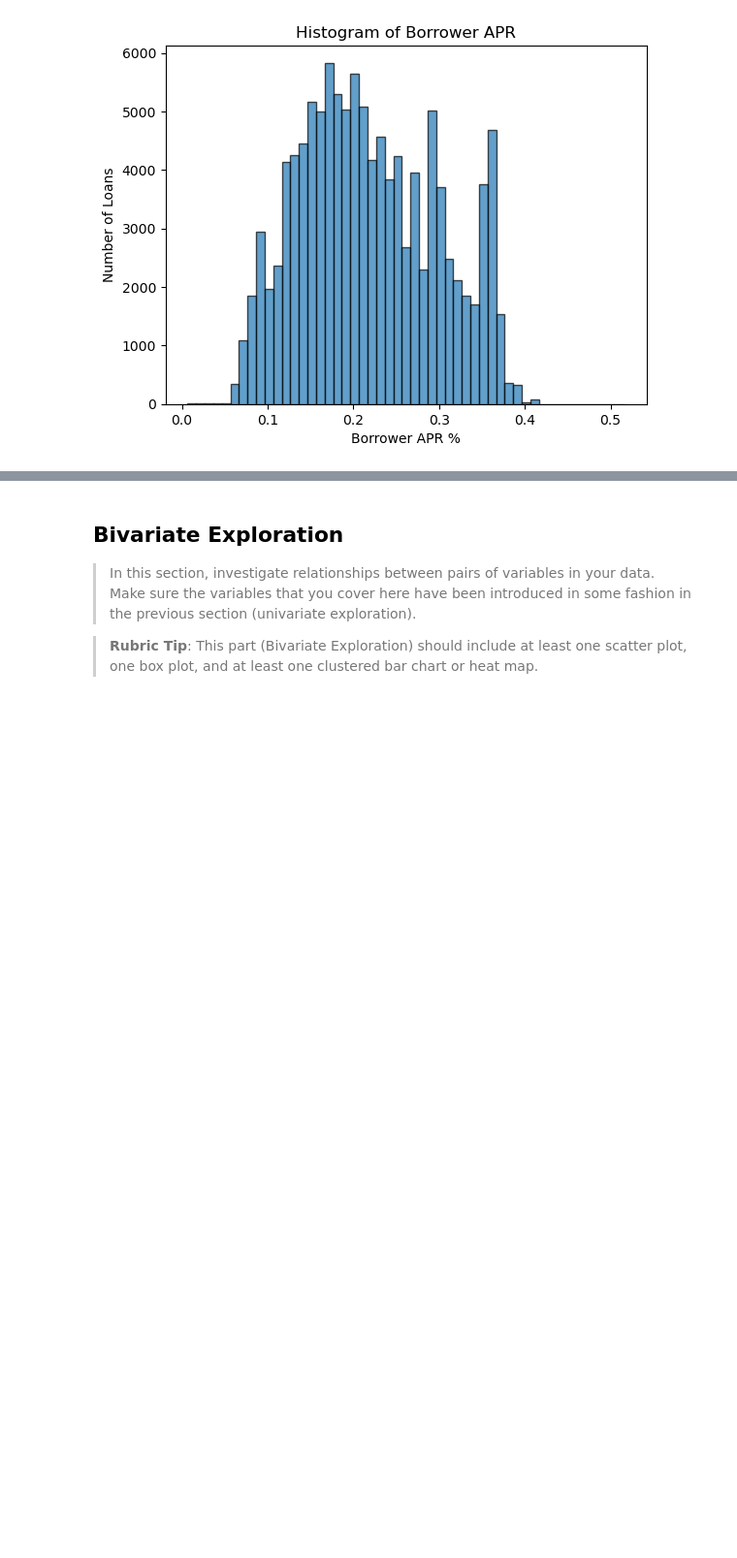
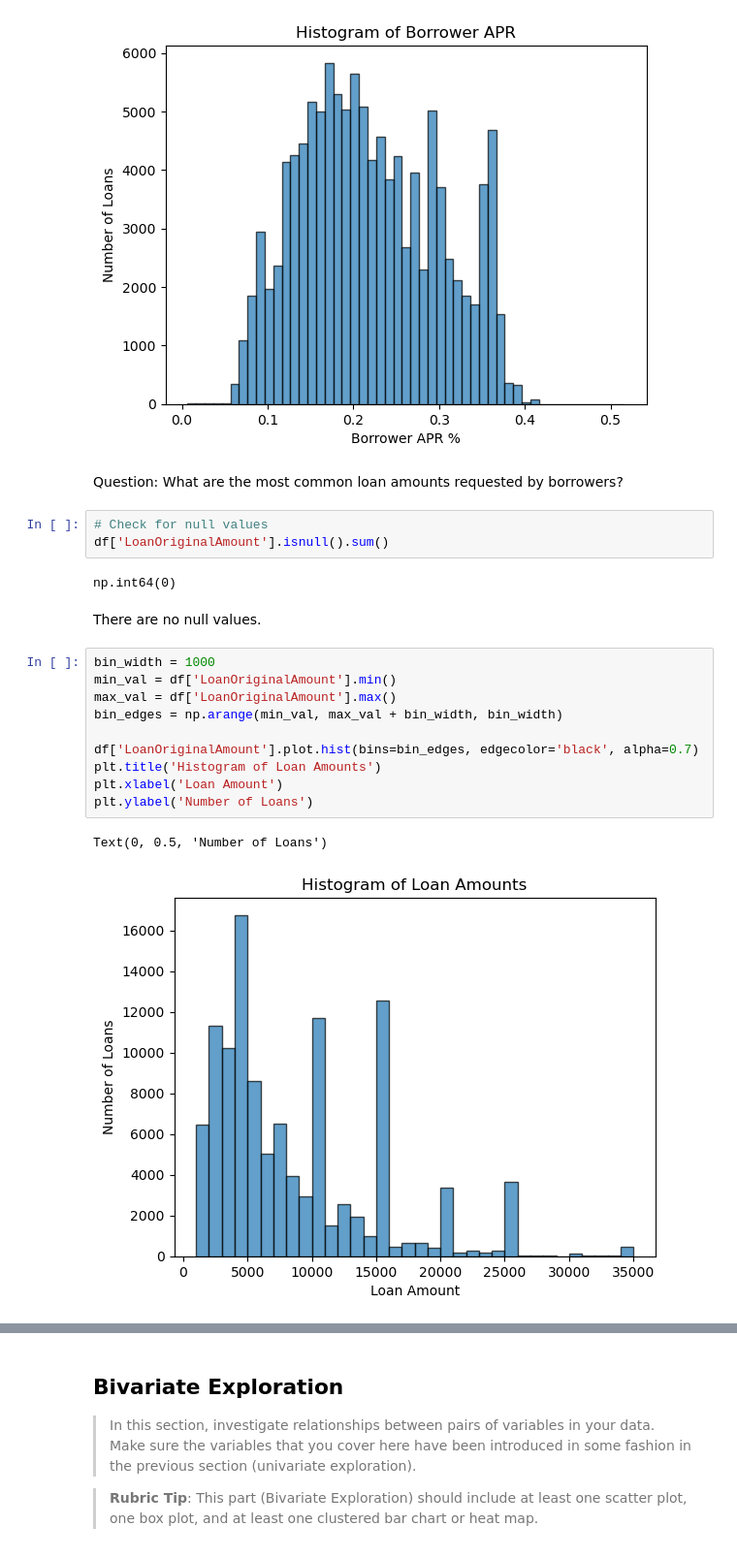
Before and after one commit to CV145/Data_Visualization, a Jupyter notebook: Part_I_exploration_template.ipynb, the cells around one changed output, grey strips where cells are left out. Shown at 97% size. Saved outputs shown, nothing was run; the diff lists cells and outputs as text; blank space fills up the shorter version.

Commit message:
feat: add loan amount analysis and visualization to exploration template

```diff
--- a/Part_I_exploration_template.ipynb
+++ b/Part_I_exploration_template.ipynb
@@ -110,3 +110,25 @@ plt.ylabel('Number of Loans')
 # %% [output]
 Text(0, 0.5, 'Number of Loans')
 [figure]
+# %% [markdown]
+Question: What are the most common loan amounts requested by borrowers?
+# %%
+# Check for null values
+df['LoanOriginalAmount'].isnull().sum()
+# %% [output]
+np.int64(0)
+# %% [markdown]
+There are no null values.
+# %%
+bin_width = 1000
+min_val = df['LoanOriginalAmount'].min()
+max_val = df['LoanOriginalAmount'].max()
+bin_edges = np.arange(min_val, max_val + bin_width, bin_width)
+
+df['LoanOriginalAmount'].plot.hist(bins=bin_edges, edgecolor='black', alpha=0.7)
+plt.title('Histogram of Loan Amounts')
+plt.xlabel('Loan Amount')
+plt.ylabel('Number of Loans')
+# %% [output]
+Text(0, 0.5, 'Number of Loans')
+[figure, added]
```
Also changed, not shown: parts of 4 cells of this notebook.
